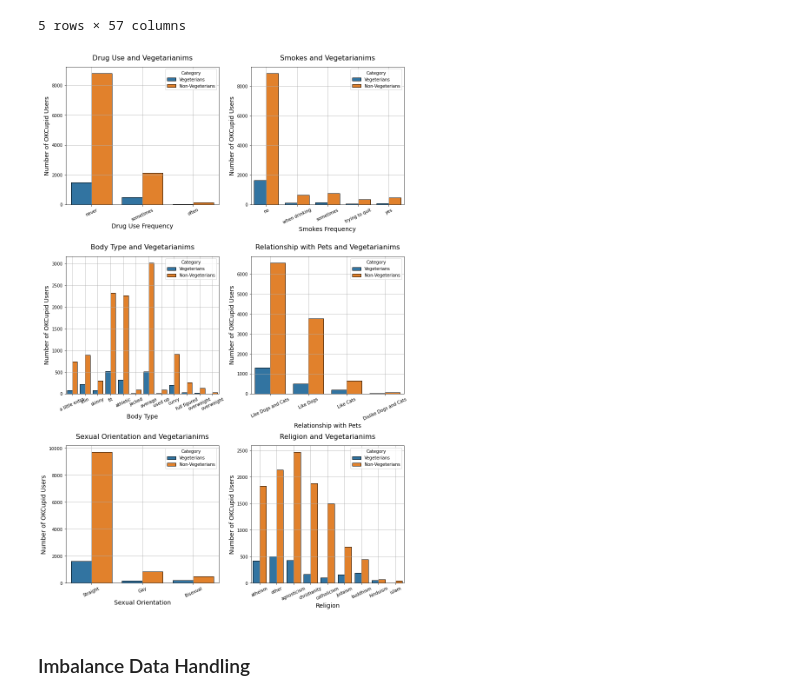
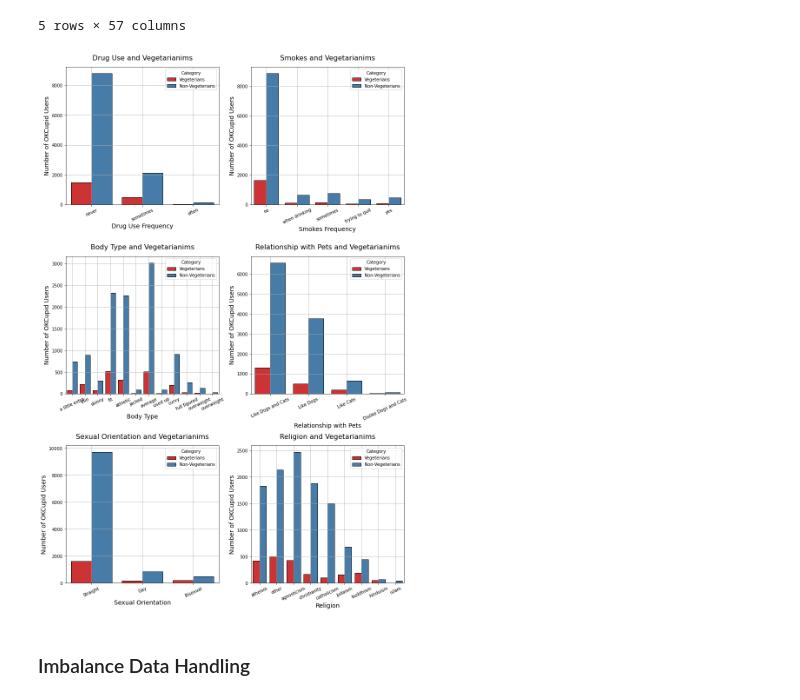
Before and after one commit to pvlasak/Codecademy_Build_ML_Model, a Jupyter notebook: Date_App_OKCupid___Project_ML__.ipynb, the cells around one changed output. Drawn from its saved outputs; the diff is of its cells as text; code cells hidden in the pictures.

```diff
--- a/Date_App_OKCupid___Project_ML__.ipynb
+++ b/Date_App_OKCupid___Project_ML__.ipynb
@@ -4,4 +4,4 @@ import numpy as np
 from matplotlib import pyplot as plt
 from string import punctuation
 # %%
-df = pd.read_csv("profiles.csv")
+df = pd.read_csv("../profiles.csv")
@@ -900,0 +1100,24 @@ ax1.pie(data_job_pie, labels = labels_job_pie, colors=color_job_pie,
+# %%
+from mpl_toolkits.mplot3d import Axes3D
+fig = plt.figure(1, figsize=(6,4))
+plt.clf()
+elev = 43.5
+azim = -120
+plot_3D_df = df[["orientation_code", "offspring_code", "religion_clear_code"]].dropna()
+ax = Axes3D(fig, elev= elev, azim=azim)
+ax.scatter(df[["orientation_code"]], df[["offspring_code"]], df[["religion_clear_code"]], color = 'red', edgecolor = 'black', alpha = 0.05);
+
+x_ticks_orientation = [0, 1, 2]
+y_ticks_offspring = [0, 1, 2, 3, 4, 5]
+z_ticks_religion = [0, 1, 2, 3, 4, 5, 6, 7, 8]
+offspring_labels = ['don´t have a kids', 'don´t have kinds and don´t want them', 'don´t have a kinds a want them',
+                    'have kids', 'have kinds and do not want more', 'have kinds/have kinds and want more']
+orientation_labels = ["Straight", "Gay", "Bisexual"]
+religion_labels = ['atheism', 'other', 'agnosticism', 'christianity', 'catholicism', 'judaism', 'buddhism', 'hinduism', 'islam']
+
+ax.set_xticks(x_ticks_orientation);
+ax.set_xticklabels(labels = orientation_labels, rotation = 0);
+ax.set_yticks(y_ticks_offspring);
+ax.set_yticklabels(labels = offspring_labels, rotation=90);
+ax.set_zticks(z_ticks_religion);
+ax.set_zticklabels(labels = religion_labels, rotation=0);
@@ -1233,35 +1485,35 @@ axs = [ax1, ax2, ax3, ax4, ax5, ax6]
 titles = ['Drug Use and Vegetarianims',
           'Smokes and Vegetarianims',
           'Body Type and Vegetarianims',
           'Relationship with Pets and Vegetarianims',
           'Sexual Orientation and Vegetarianims',
           'Religion and Vegetarianims']
 
 xlabels = ['Drug Use Frequency', 'Smokes Frequency', 'Body Type', 'Relationship with Pets', 'Sexual Orientation', 'Religion']
 ylabels = 'Number of OKCupid Users'
 x_ticks_labels = [["never", "sometimes", "often"],
                   ['no', 'when drinking', 'sometimes', 'trying to quit', 'yes'],
                   ['a little extra', 'thin', 'skinny', 'fit', 'athletic', 'jacked', 'average', 'used up', 'curvy', 'full figured','overweight', 'overweight'],
                   ['Like Dogs and Cats', 'Like Dogs', 'Like Cats', 'Dislike Dogs and Cats'],
                   ['Straight', 'Gay', 'Bisexual'],
                   ['atheism', 'other', 'agnosticism', 'christianity', 'catholicism', 'judaism', 'buddhism', 'hinduism', 'islam']
                  ]
 
 columns = ["drugs_code", "smokes_code", "body_type_code", "pets_code", "orientation_code", "religion_clear_code"]
 
 for i, ax in enumerate(axs):
     df_a = RFC_df.query("veg_status == 1").assign(count = 1).groupby(columns[i]).count()[["count"]].assign(Category = "Vegeterians")
     df_b = RFC_df.query("veg_status == 0").assign(count = 1).groupby(columns[i]).count()[["count"]].assign(Category = "Non-Vegeterians")
     df_plot = pd.concat([df_a, df_b], axis = 0)
-    sns.barplot(x = df_plot.index, y = 'count', hue = 'Category', data = df_plot, ax=ax, edgecolor = 'black');
+    sns.barplot(x = df_plot.index, y = 'count', hue = 'Category', data = df_plot, ax=ax, edgecolor = 'black', palette="Set1");
     ax.set_title(titles[i], fontsize=16, y= 1.03)
     ax.set_xlabel(xlabels[i], fontsize=14)
     ax.set_ylabel(ylabels, fontsize=14)
     ax.set_xticklabels(labels = x_ticks_labels[i], rotation = 25)
     ax.grid()
     plt.tight_layout();
 # %% [output]
-[figure, old version]
+[figure, new version]
 # %% [markdown]
 ### Imbalance Data Handling
 # %% [markdown]
```
Also changed, not shown: parts of 99 cells of this notebook.
